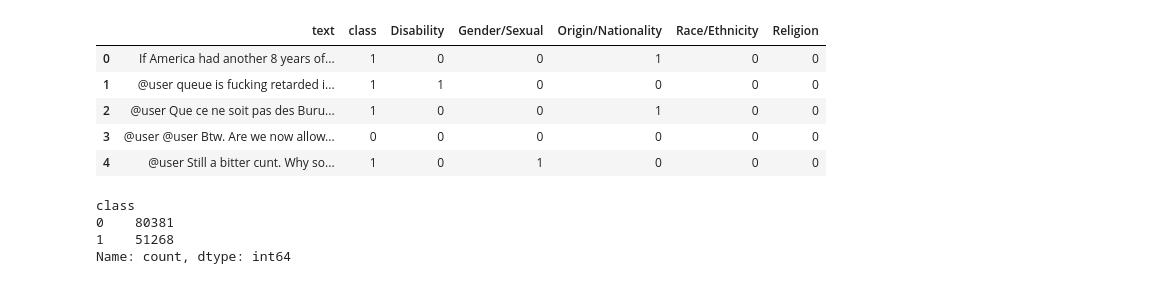
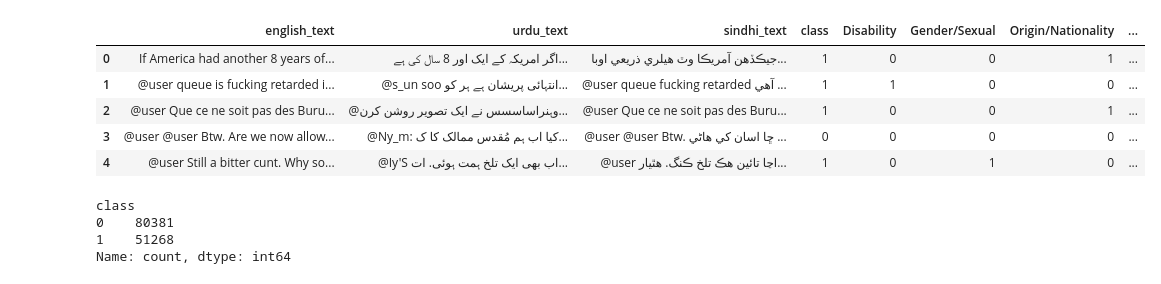
Before and after one commit to AbdulManaf12/Hate-Speech-Detection, a Jupyter notebook: Dataset Statistics/split_dataset.ipynb, the cells around one changed output. Drawn from its saved outputs; the diff is of its cells as text; code cells hidden in the pictures.

```diff
--- a/Dataset Statistics/split_dataset.ipynb
+++ b/Dataset Statistics/split_dataset.ipynb
@@ -1,17 +1,17 @@
 # %%
 import pandas as pd
 from sklearn.model_selection import train_test_split
 
 # Read the data
-df = pd.read_csv('english_curated(multi).csv')
+df = pd.read_csv('dataset/english_urdu_sindhi_curated_and_translated(full).csv')
 df.head()
 # %% [output]
-|  | text | class | Disability | Gender/Sexual | Origin/Nationality | Race/Ethnicity | Religion |
-| 0 | If America had another 8 years of... | 1 | 0 | 0 | 1 | 0 | 0 |
-| 1 | @user queue is fucking retarded i... | 1 | 1 | 0 | 0 | 0 | 0 |
-| 2 | @user Que ce ne soit pas des Buru... | 1 | 0 | 0 | 1 | 0 | 0 |
-| 3 | @user @user Btw. Are we now allow... | 0 | 0 | 0 | 0 | 0 | 0 |
-| 4 | @user Still a bitter cunt. Why so... | 1 | 0 | 1 | 0 | 0 | 0 |
+|  | english_text | urdu_text | sindhi_text | class | Disability | Gender/Sexual | Origin/Nationality | ... |
+| 0 | If America had another 8 years of... | اگر امریکہ کے ایک اور 8 سال کی ہے... | جيڪڏهن آمريڪا وٽ هيلري ذريعي اوبا... | 1 | 0 | 0 | 1 | ... |
+| 1 | @user queue is fucking retarded i... | @s_un soo انتہائی پریشان ہے ہر کو... | @user queue fucking retarded آهي ... | 1 | 1 | 0 | 0 | ... |
+| 2 | @user Que ce ne soit pas des Buru... | @وہنراساسسس نے ایک تصویر روشن کرن... | @user Que ce ne soit pas des Buru... | 1 | 0 | 0 | 1 | ... |
+| 3 | @user @user Btw. Are we now allow... | @Ny_m: کیا اب ہم مُقدس ممالک کا ک... | @user @user Btw. ڇا اسان کي ھاڻي ... | 0 | 0 | 0 | 0 | ... |
+| 4 | @user Still a bitter cunt. Why so... | @Iy'S اب بھی ایک تلخ ہمت ہوئی. ات... | @user اڃا تائين هڪ تلخ ڪنگ. هٿيار... | 1 | 0 | 1 | 0 | ... |
 # %%
 df['class'].value_counts()
 # %% [output]
```
